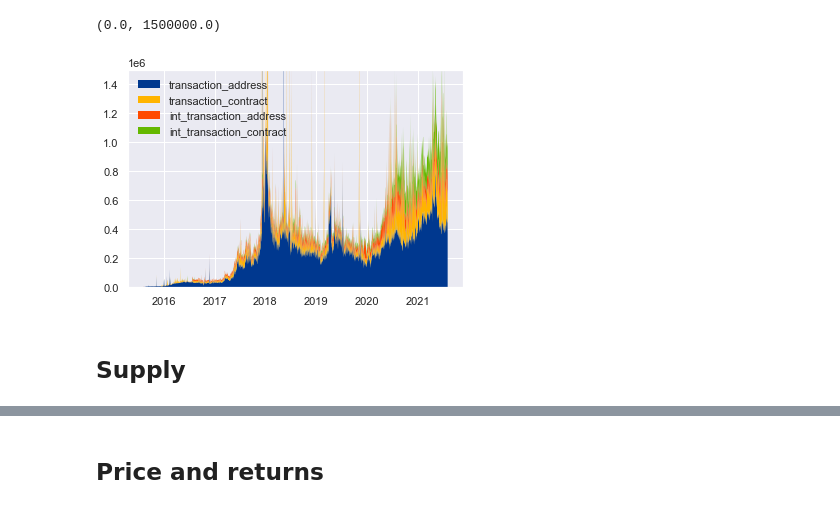
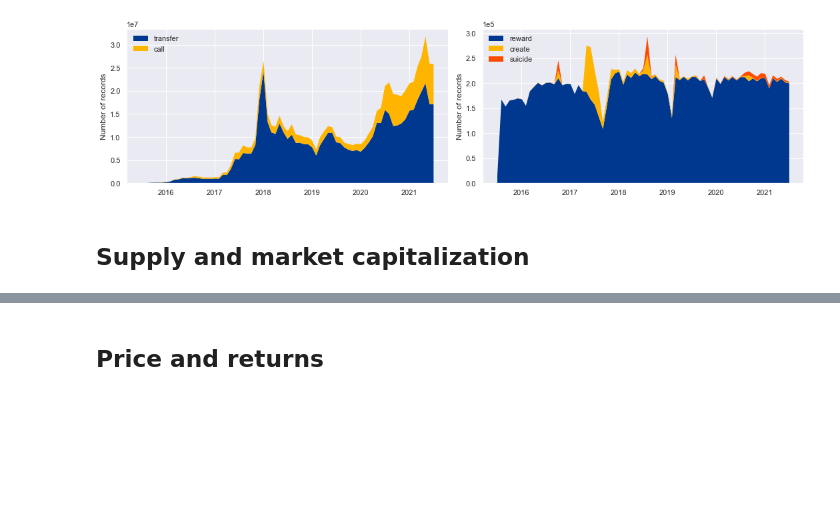
Before and after one commit to frebls/crypto-on-chain, a Jupyter notebook: data_analysis/EDA.ipynb, the cells around one changed output, grey strips where cells are left out. Saved outputs shown, nothing was run; the diff lists cells and outputs as text; code cells hidden in the pictures; blank space fills up the shorter version.

```diff
--- a/data_analysis/EDA.ipynb
+++ b/data_analysis/EDA.ipynb
@@ -61,11 +21,0 @@ ax[1].legend(loc = 'upper left', frameon = False)
-# %%
-x = nr_int_transactions['date']
-y1, y2, y3, y4 = nr_int_transactions['transaction_address'], nr_int_transactions['transaction_contract'], nr_int_transactions['int_transaction_address'], nr_int_transactions['int_transaction_contract']
-
-plt.ticklabel_format(axis="y", style="sci", scilimits=(0,0))
-plt.stackplot(x, y1, y2, y3, y4, labels = ['transaction_address', 'transaction_contract', 'int_transaction_address', 'int_transaction_contract'], colors = pal, linewidth = 0)
-plt.legend(loc = 'upper left', frameon = False)
-plt.ylim(ymax = 1.5e6)
-# %% [output]
-(0.0, 1500000.0)
-[figure, removed]
@@ -72,5 +36,32 @@ plt.ylim(ymax = 1.5e6)
+# %%
+fig, ax1 = plt.subplots(1, 2, figsize=(15, 4))
+
+ax1[0].ticklabel_format(axis="y", style="sci", scilimits=(0,0))
+ax1[0].stackplot(traces_count.date, traces_count.transfer, traces_count.call, labels = ['transfer', 'call'], colors = pal, linewidth = 0)
+ax1[0].legend(loc = 'upper left', frameon = False)
+ax1[0].set_ylabel('Number of records')
+
+ax1[1].stackplot(traces_count.date, traces_count.reward, traces_count.create_, traces_count.suicide
+                 , labels = ['reward', 'create', 'suicide'], colors = pal, linewidth = 0)
+ax1[1].legend(loc = 'upper left', frameon = False)
+ax1[1].ticklabel_format(axis="y", style="sci", scilimits=(0,0))
+ax1[1].set_ylabel('Number of records')
+# ax1[1].set_ylim(ymax = 1e3)
+# ax2 = ax1[1].twinx()
+# ax2.stackplot(traces_count.date, traces_count.genesis, traces_count.daofork
+#                  , labels = ['genesis', 'daofork'], colors = pal[3:], linewidth = 0)
+# ax2.legend(loc = 'upper right', frameon = False)
+# ax2.ticklabel_format(axis="y", style="sci", scilimits=(0,0))
+# ax2.set_ylabel('Number of records')
+# ax2.grid(False)
+# ax2.set_ylim(ymax = 1e3)
+
+plt.tight_layout()
+plt.show()
+# %% [output]
+[figure, added]
 # %% [markdown]
-## Supply
+## Supply and market capitalization
 # %%
 %%bigquery supply --project fiery-rarity-322109
 
```
Also changed, not shown: parts of 22 cells of this notebook.
